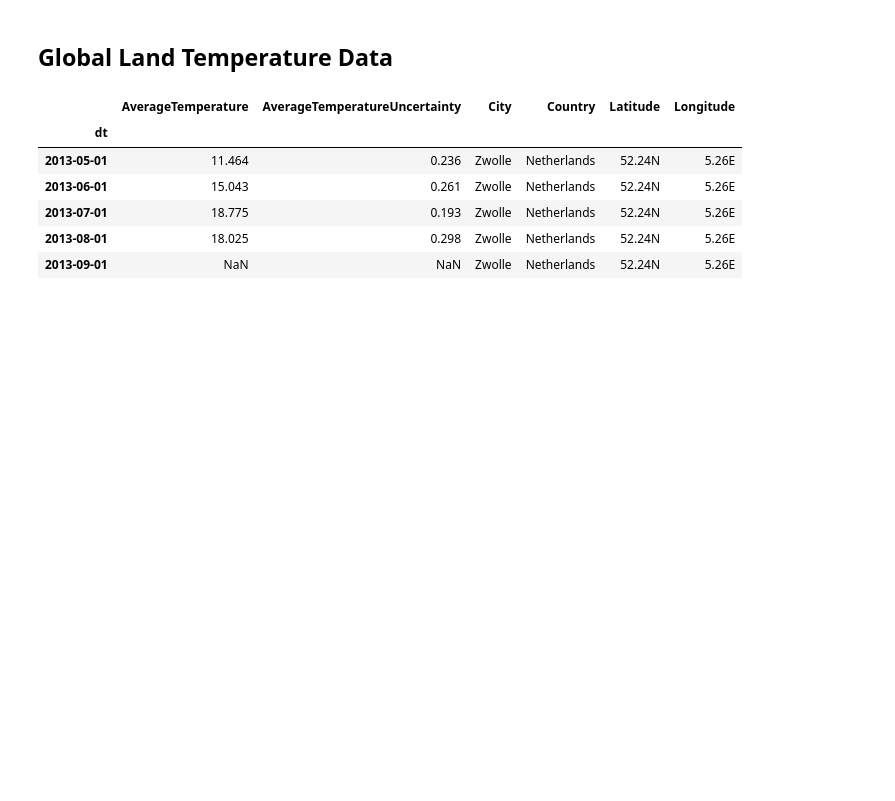
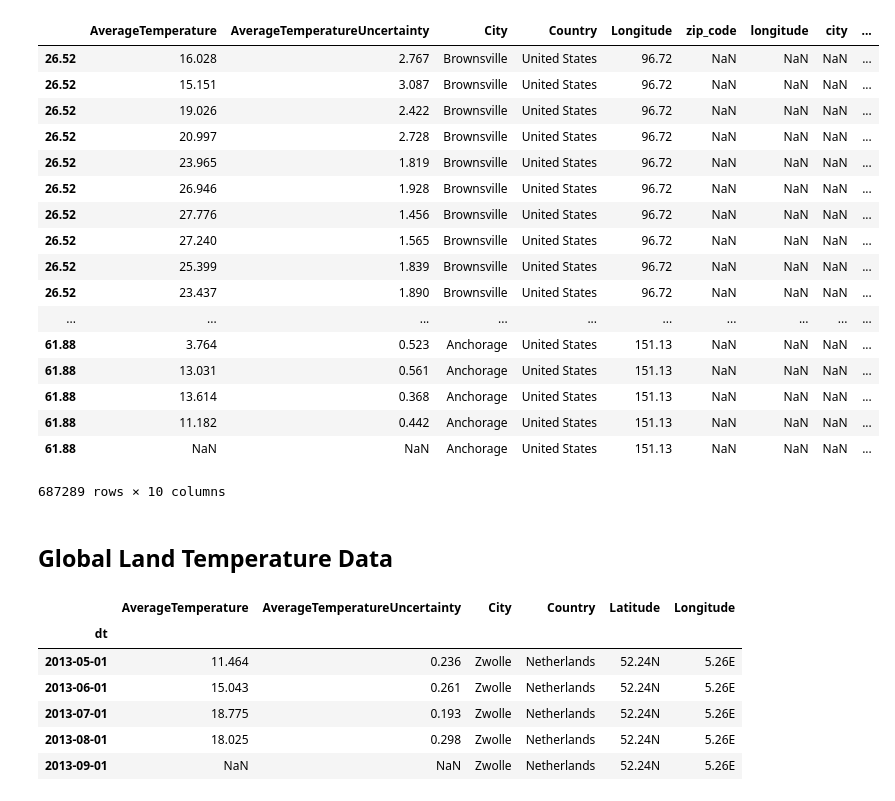
Before and after one commit to karahahn/Springboard_Capstone1, a Jupyter notebook: Exploring the Data.ipynb, the cells around one changed output. Drawn from its saved outputs; the diff is of its cells as text; code cells hidden in the pictures; blank space fills up the shorter version.

Commit message:
merge on latitude

```diff
--- a/Exploring the Data.ipynb
+++ b/Exploring the Data.ipynb
@@ -7,0 +10,5 @@ import datetime as dt
+# %%
+# global land temperature data by city, with latitude/longitude values
+filename = 'Global-Land-Temperatures-By-City.csv'
+temp_df = pd.read_csv(filename, parse_dates = True, index_col = 'dt')
+temp_df.tail()
@@ -7,0 +35,5 @@ import datetime as dt
+# %%
+# data of latitude/longitude and county to merge two dataframes
+filename2 = 'zip_codes_states.csv'
+us_join = pd.read_csv(filename2)
+us_join.head()
@@ -7,0 +47,6 @@ import datetime as dt
+# %%
+# temp_df: drop all countries except US, remove direction (NESW) from lat/long
+temp_us = temp_df[temp_df['Country'] == 'United States']
+temp_us['Latitude'] = temp_us['Latitude'].str[:-1]
+temp_us['Longitude'] = temp_us['Longitude'].str[:-1]
+temp_us.head()
@@ -7,0 +61,5 @@ import datetime as dt
+# %%
+# round latitude and longitude values to two decimal points in the temp_df
+us_join['latitude'] = us_join['latitude'].round(decimals=2)
+us_join['longitude'] = us_join['longitude'].round(decimals=2)
+us_join.head()
@@ -8,3 +73,26 @@ import datetime as dt
+# %%
+# tried to join, us_join values do not appear
+outer_join = temp_us.set_index('Latitude').join(us_join.set_index('latitude'))
+outer_join
+# %% [output]
+|  | AverageTemperature | AverageTemperatureUncertainty | City | Country | Longitude | zip_code | longitude | city | ... |
+| 26.52 | 16.028 | 2.767 | Brownsville | United States | 96.72 | NaN | NaN | NaN | ... |
+| 26.52 | 15.151 | 3.087 | Brownsville | United States | 96.72 | NaN | NaN | NaN | ... |
+| 26.52 | 19.026 | 2.422 | Brownsville | United States | 96.72 | NaN | NaN | NaN | ... |
+| 26.52 | 20.997 | 2.728 | Brownsville | United States | 96.72 | NaN | NaN | NaN | ... |
+| 26.52 | 23.965 | 1.819 | Brownsville | United States | 96.72 | NaN | NaN | NaN | ... |
+| 26.52 | 26.946 | 1.928 | Brownsville | United States | 96.72 | NaN | NaN | NaN | ... |
+| 26.52 | 27.776 | 1.456 | Brownsville | United States | 96.72 | NaN | NaN | NaN | ... |
+| 26.52 | 27.240 | 1.565 | Brownsville | United States | 96.72 | NaN | NaN | NaN | ... |
+| 26.52 | 25.399 | 1.839 | Brownsville | United States | 96.72 | NaN | NaN | NaN | ... |
+| 26.52 | 23.437 | 1.890 | Brownsville | United States | 96.72 | NaN | NaN | NaN | ... |
+| ... | ... | ... | ... | ... | ... | ... | ... | ... | ... |
+| 61.88 | 3.764 | 0.523 | Anchorage | United States | 151.13 | NaN | NaN | NaN | ... |
+| 61.88 | 13.031 | 0.561 | Anchorage | United States | 151.13 | NaN | NaN | NaN | ... |
+| 61.88 | 13.614 | 0.368 | Anchorage | United States | 151.13 | NaN | NaN | NaN | ... |
+| 61.88 | 11.182 | 0.442 | Anchorage | United States | 151.13 | NaN | NaN | NaN | ... |
+| 61.88 | NaN | NaN | Anchorage | United States | 151.13 | NaN | NaN | NaN | ... |
+687289 rows × 10 columns
 # %% [markdown]
 ## Global Land Temperature Data
 # %%
```
Also changed, not shown: parts of 13 cells of this notebook.
